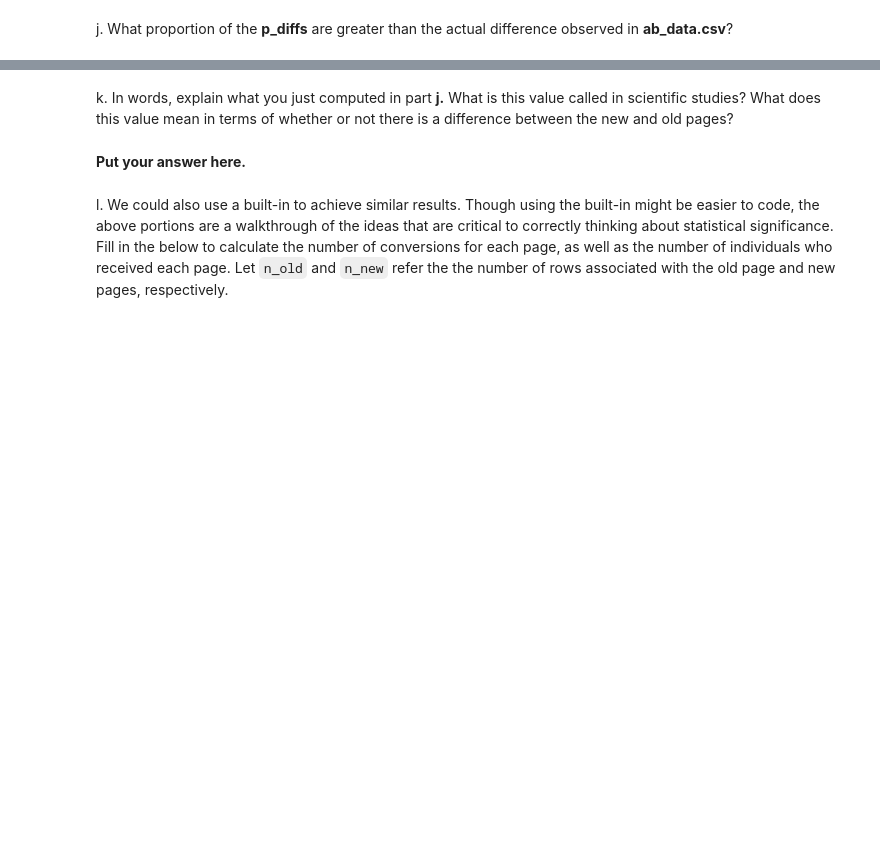
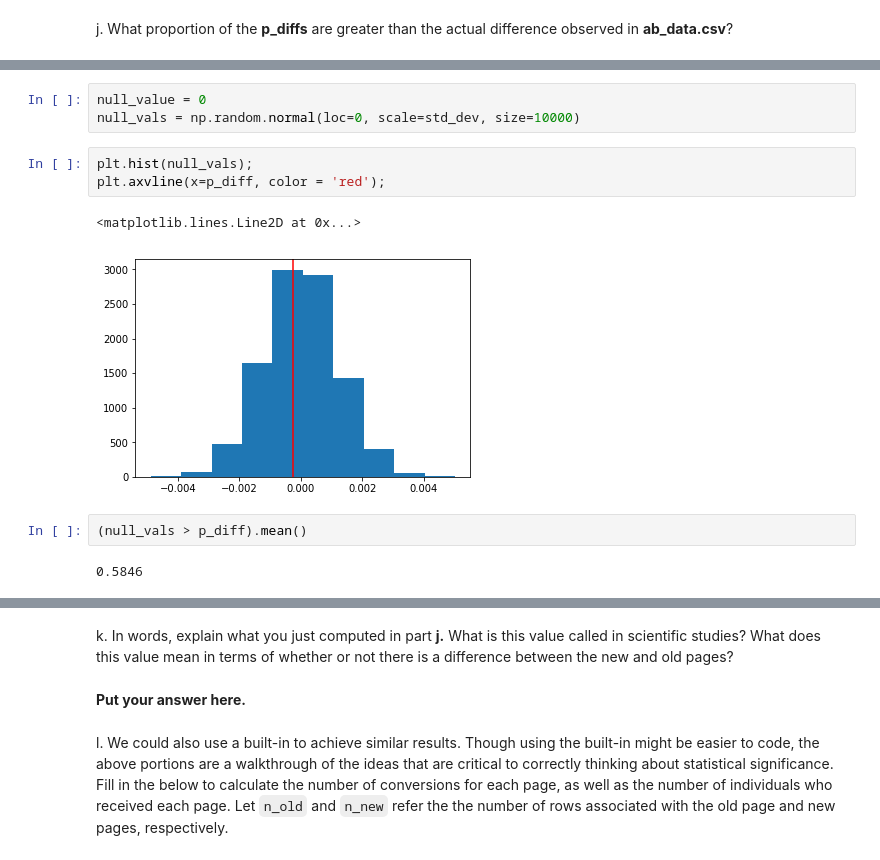
Before and after one commit to KMPrep/data_analyst_nano, a Jupyter notebook: playground/3/AnalyzeABTestResults 2/Analyze_ab_test_results_notebook.ipynb, the cells around one changed output, grey strips where cells are left out. Drawn from its saved outputs; the diff is of its cells as text; blank space fills up the shorter version.

Commit message:
Answer Null Hypothesis

```diff
--- a/playground/3/AnalyzeABTestResults 2/Analyze_ab_test_results_notebook.ipynb
+++ b/playground/3/AnalyzeABTestResults 2/Analyze_ab_test_results_notebook.ipynb
@@ -224,0 +302,13 @@ j. What proportion of the **p_diffs** are greater than the actual difference obs
+# %%
+null_value = 0
+null_vals = np.random.normal(loc=0, scale=std_dev, size=10000)
+# %%
+plt.hist(null_vals);
+plt.axvline(x=p_diff, color = 'red');
+# %% [output]
+<matplotlib.lines.Line2D at 0x...>
+[figure, added]
+# %%
+(null_vals > p_diff).mean()
+# %% [output]
+0.5846
```
Also changed, not shown: parts of 20 cells of this notebook.
